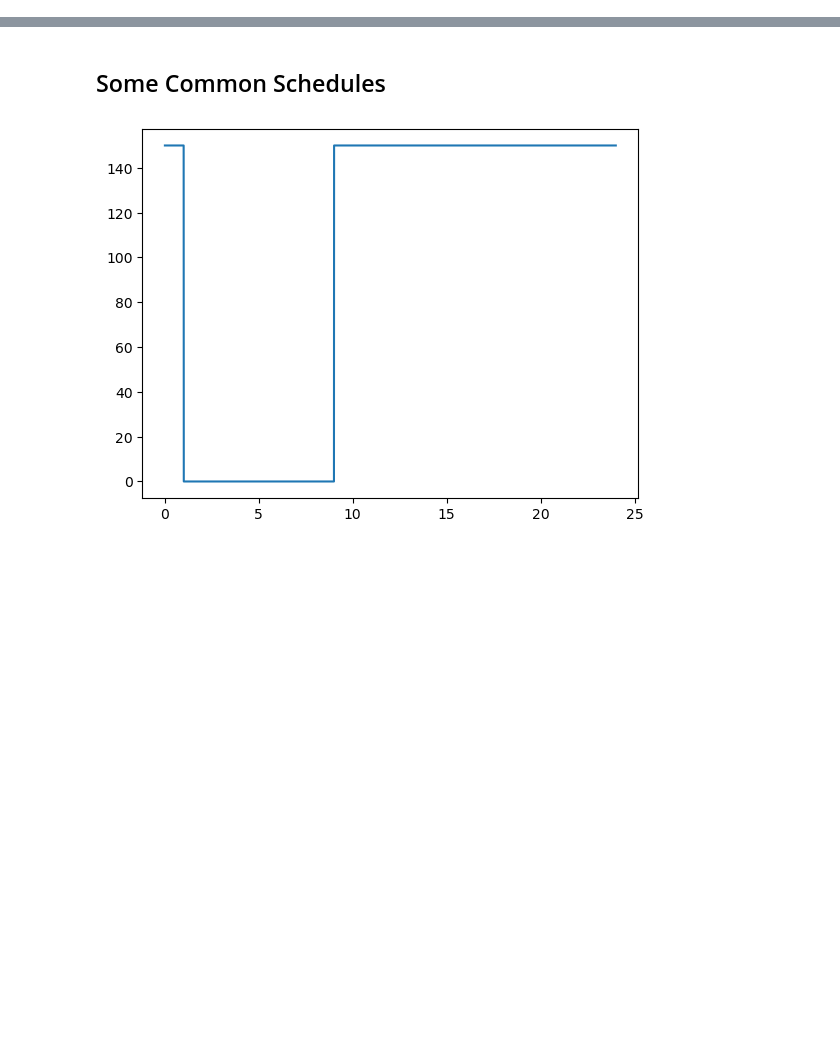
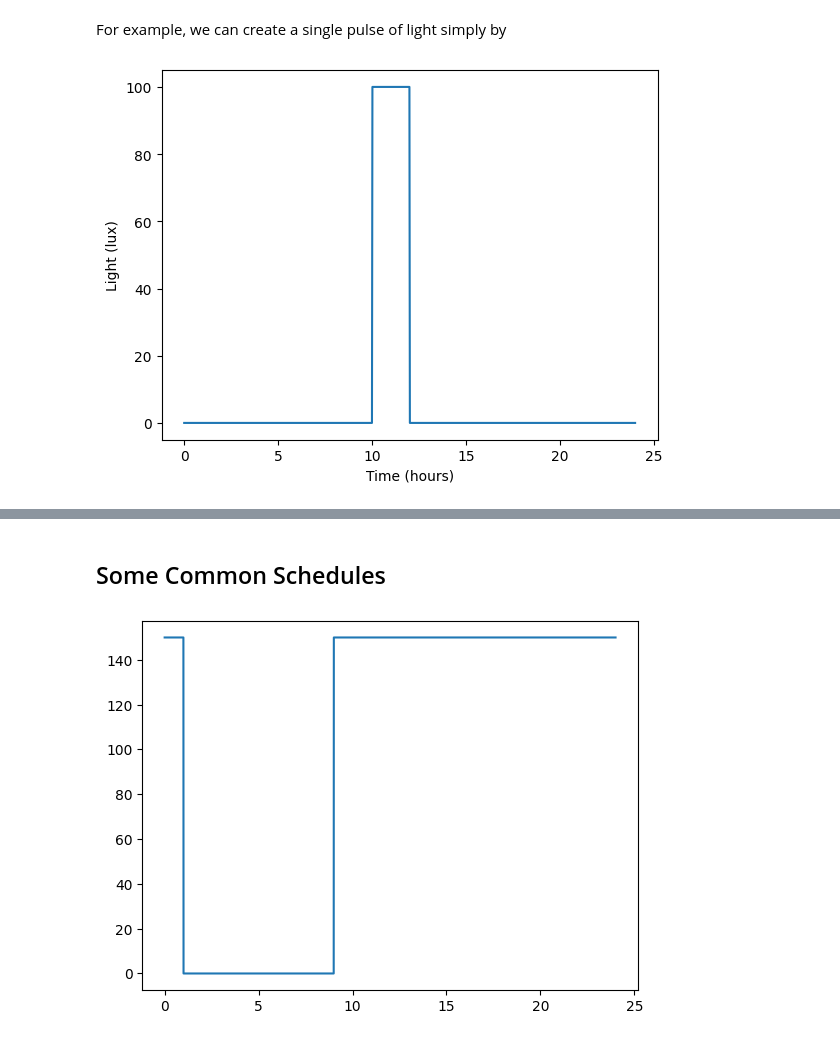
Before and after one commit to Arcascope/circadian, a Jupyter notebook: nbs/01_lights.ipynb, the cells around one changed output, grey strips where cells are left out. Drawn from its saved outputs; the diff is of its cells as text; code cells hidden in the pictures; blank space fills up the shorter version.

Commit message:
New tests and documentation for Light class

```diff
--- a/nbs/01_lights.ipynb
+++ b/nbs/01_lights.ipynb
@@ -161,0 +245,10 @@ class Light:
+# %% [markdown]
+For example, we can create a single pulse of light simply by
+# %%
+schedule = Light(100.0, start_time=10.0, duration=2.0)
+time = np.linspace(0.0, 24.0, 1000)
+plt.plot(time, schedule(time));
+plt.xlabel('Time (hours)');
+plt.ylabel('Light (lux)');
+# %% [output]
+[figure, added]
```
Also changed, not shown: parts of 26 cells of this notebook.
